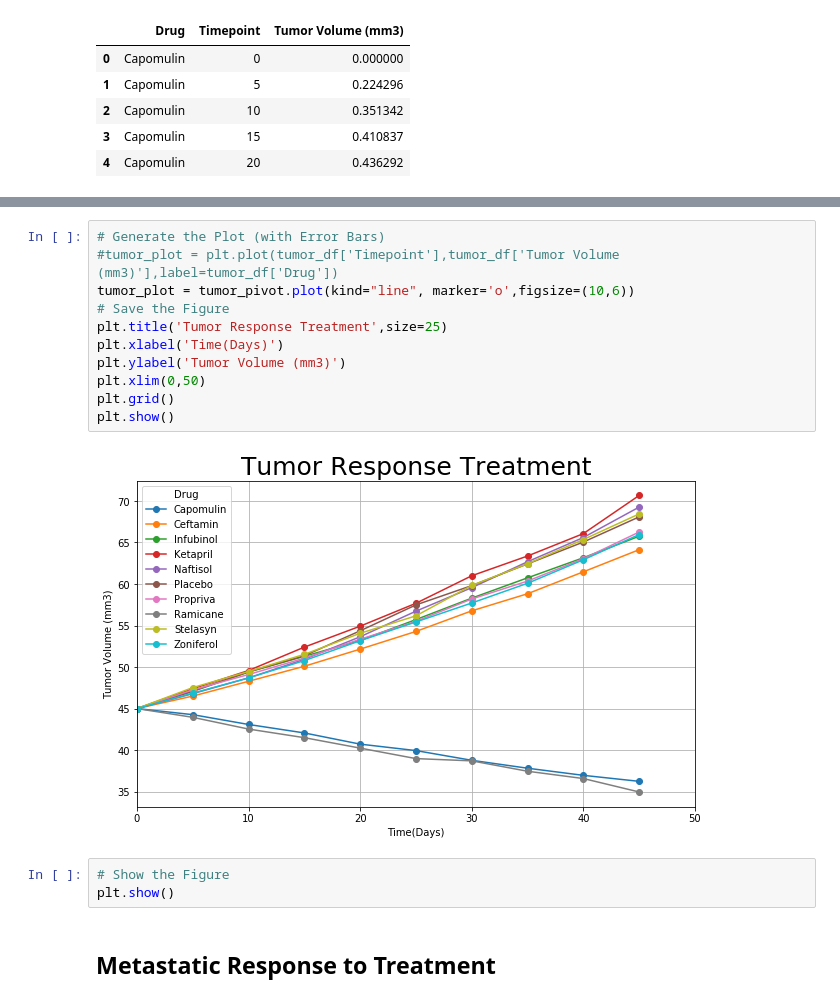
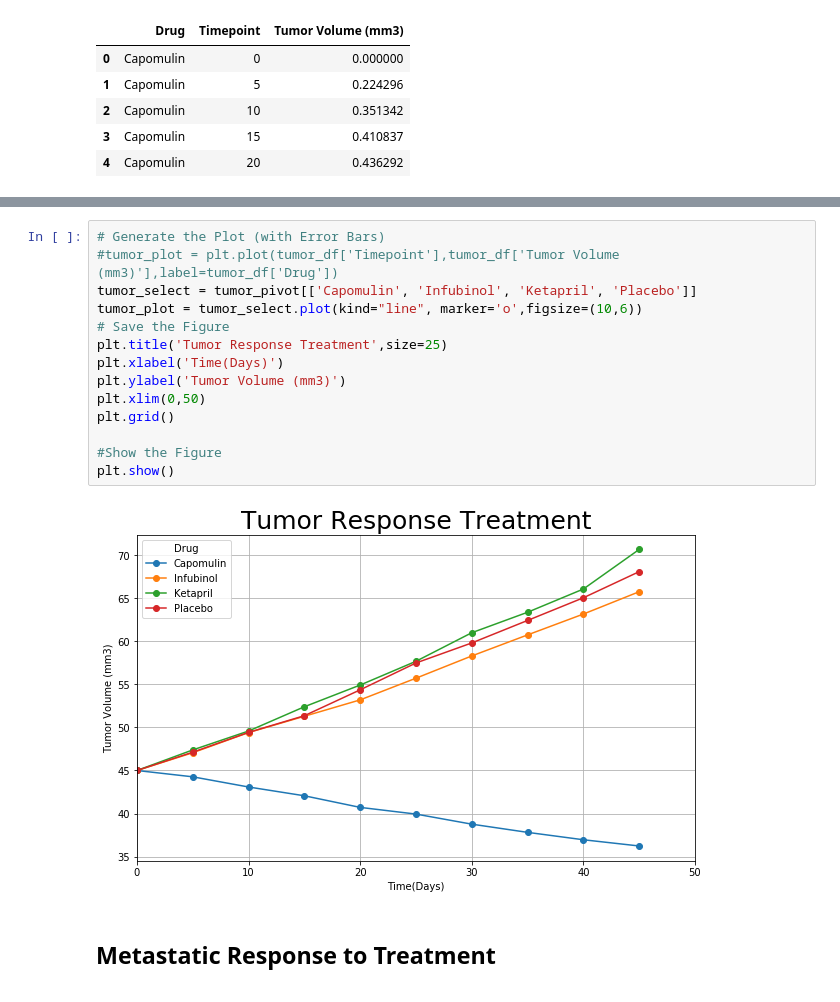
Before and after one commit to josephsy96/Matplotlib-Challenge, a Jupyter notebook: pymaceuticals_starter.ipynb, the cells around one changed output, grey strips where cells are left out. Drawn from its saved outputs; the diff is of its cells as text.

```diff
--- a/pymaceuticals_starter.ipynb
+++ b/pymaceuticals_starter.ipynb
@@ -91,19 +91,19 @@ tumor_pivot
 # %%
 # Generate the Plot (with Error Bars)
 #tumor_plot = plt.plot(tumor_df['Timepoint'],tumor_df['Tumor Volume (mm3)'],label=tumor_df['Drug'])
-tumor_plot = tumor_pivot.plot(kind="line", marker='o',figsize=(10,6))
+tumor_select = tumor_pivot[['Capomulin', 'Infubinol', 'Ketapril', 'Placebo']]
+tumor_plot = tumor_select.plot(kind="line", marker='o',figsize=(10,6))
 # Save the Figure
 plt.title('Tumor Response Treatment',size=25)
 plt.xlabel('Time(Days)')
 plt.ylabel('Tumor Volume (mm3)')
 plt.xlim(0,50)
 plt.grid()
+
+#Show the Figure
 plt.show()
 # %% [output]
-[figure, old version]
+[figure, new version]
-# %%
-# Show the Figure
-plt.show()
 # %% [markdown]
 ## Metastatic Response to Treatment
 # %%
```
